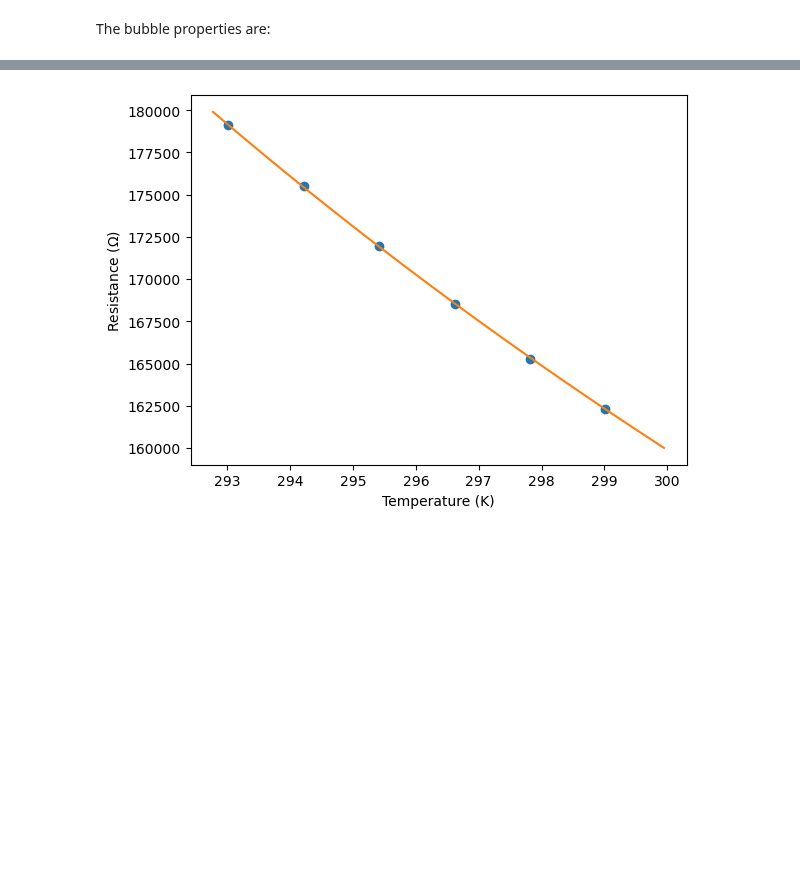
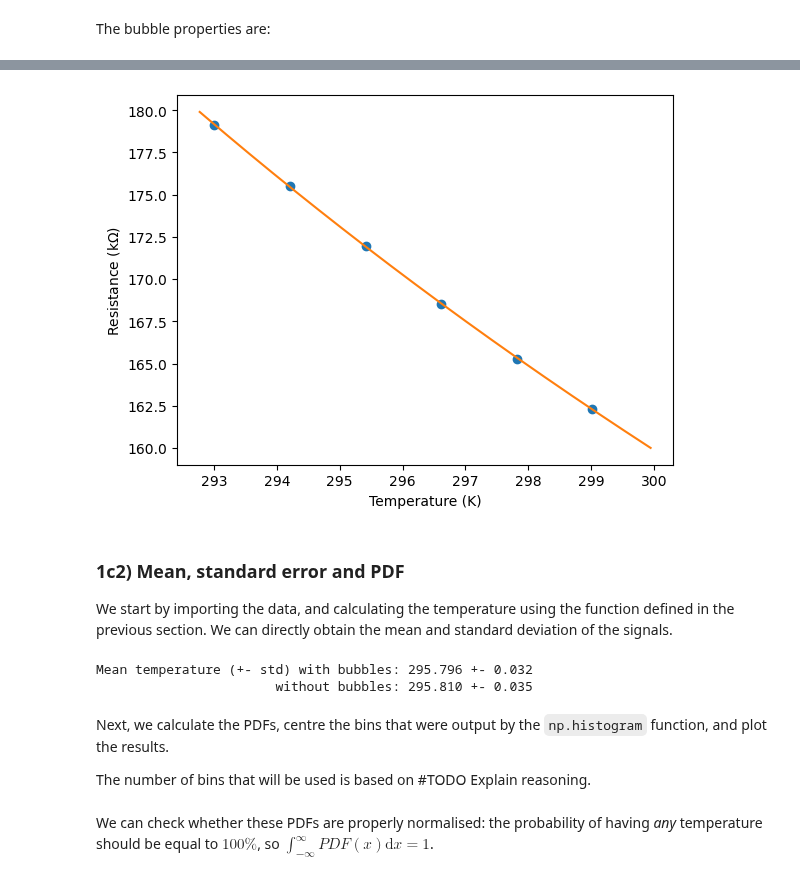
Before and after one commit to TFLVerouden/ETPoF, a Jupyter notebook: HW1/HW1c.ipynb, the cells around one changed output, grey strips where cells are left out. Saved outputs shown, nothing was run; the diff lists cells and outputs as text; code cells hidden in the pictures; blank space fills up the shorter version.

```diff
--- a/HW1/HW1c.ipynb
+++ b/HW1/HW1c.ipynb
@@ -46,33 +41,58 @@ print(Bo)
 # %%
 # Import ThermExperCalib.csv
-[T_cal, R_cal] = np.split(np.loadtxt('Data/ThermExperCalib.csv', delimiter=','), 2, axis=1)
+[T_cal, R_cal] = np.squeeze(
+    np.split(np.loadtxt('Data/ThermExperCalib.csv', delimiter=','), 2, axis=1))
 
 # Plot the data
-plt.plot(T_cal, R_cal, 'o')
+plt.plot(T_cal, R_cal/1000, 'o')
 plt.xlabel('Temperature (K)')
-plt.ylabel('Resistance ($\Omega$)')
+plt.ylabel('Resistance (k$\Omega$)')
 
 # Fit the Steinhart-Hart equation to the datapoints
+
+
 def steinhart_hart(R, A, B, C):
-    return (A + B * np.log(R) + C * np.log(R)**3)
+    T_inv = A + B * np.log(R) + C * (np.log(R)**3)
+    return T_inv
+
 
 def calc_temp(R, A, B, C):
-    return 1/steinhart_hart(R, A, B, C)
-
-[A, B, C] = curve_fit(steinhart_hart, data_cal[:,1], 1/data_cal[:,0])[0]
+    T = 1/steinhart_hart(R, A, B, C)
+    return T
 
 
-R_test = range(160000,180000, 100)
-plt.plot(calc_temp(R_test, A, B, C), R_test)
+[A, B, C] = curve_fit(steinhart_hart, R_cal, 1/T_cal)[0]
+
+
+R_test = np.arange(160000, 180000, 100)
+plt.plot(calc_temp(R_test, A, B, C), R_test/1000)
 plt.show()
 # %% [output]
-[figure, old version]
+[figure, new version]
+# %% [markdown]
+### 1c2) **Mean, standard error and PDF**
+We start by importing the data, and calculating the temperature using the function defined in the previous section. We can directly obtain the mean and standard deviation of the signals.
 # %%
-# Import data with and without bubbles
+# Import data
 R_bub = np.loadtxt('Data/ThermBubData.csv', delimiter=',')
 R_nobub = np.loadtxt('Data/ThermNoBubData.csv', delimiter=',')
 
+# Calculate temperature
 T_bub = calc_temp(R_bub, A, B, C)
 T_nobub = calc_temp(R_nobub, A, B, C)
 
-# Plot the data
+# Calculate and print statistics
+T_mean_bub, T_std_bub = [np.mean(T_bub), np.std(T_bub)]
+T_mean_nobub, T_std_nobub = [np.mean(T_nobub), np.std(T_nobub)]
+
+print('Mean temperature (+- std) with bubbles: {:.3f} +- {:.3f}'.format(
+    T_mean_bub, T_std_bub)
+    + '\n                       without bubbles: {:.3f} +- {:.3f}'.format(
+        T_mean_nobub, T_std_nobub))
+# %% [output]
+Mean temperature (+- std) with bubbles: 295.796 +- 0.032
+                       without bubbles: 295.810 +- 0.035
+# %% [markdown]
+Next, we calculate the PDFs, centre the bins that were output by the `np.histogram` function, and plot the results.
+
+The number of bins that will be used is based on #TODO Explain reasoning.
@@ -78,0 +117,2 @@ T_nobub = calc_temp(R_nobub, A, B, C)
+# %% [markdown]
+We can check whether these PDFs are properly normalised: the probability of having *any* temperature should be equal to $100\%$, so $\int^{\infty}_{-\infty} PDF(x) \mathrm{d}x=1$.
```
Also changed, not shown: parts of 10 cells of this notebook.
